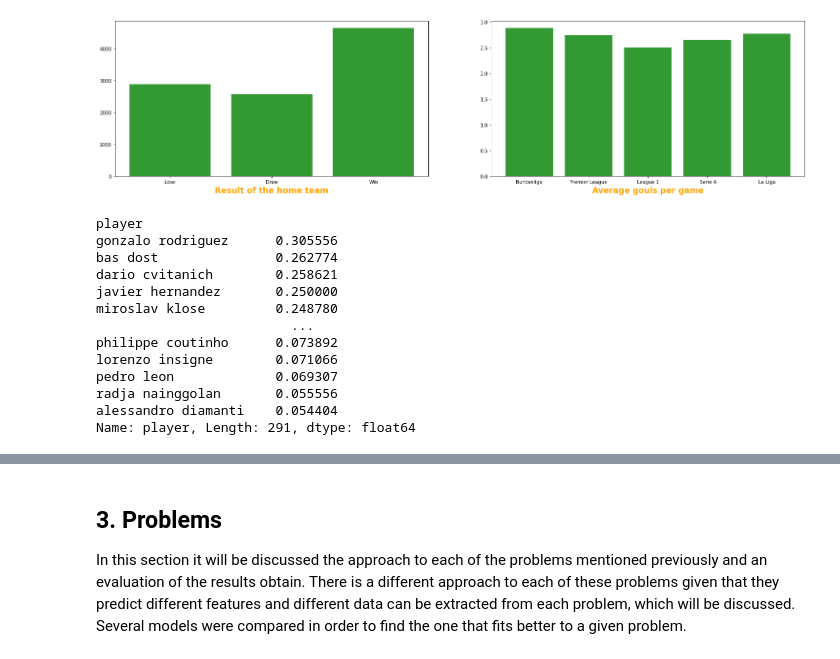
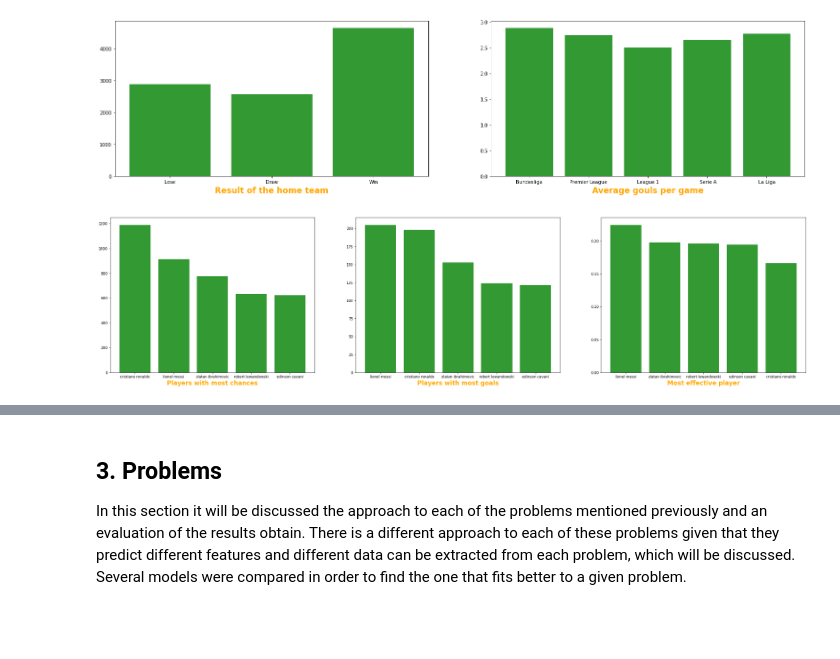
Before and after one commit to gmtorres/MIEIC_19_20_IART, a Jupyter notebook: Proj2/report.ipynb, the cells around one changed output, grey strips where cells are left out. Cells and saved outputs as stored; diff of their text form; code cells hidden in the pictures; blank space fills up the shorter version.

Commit message:
more on visualizations

```diff
--- a/Proj2/report.ipynb
+++ b/Proj2/report.ipynb
@@ -247,21 +250,24 @@ Text(0.5, 0, 'Average gouls per game')
 # %%
 shots = events[events.event_type == 1]
 # %%
-most_offensive_player = shots.groupby('player')['player'].count().sort_values(ascending = False)
-most_effective_player = (shots[shots.is_goal == 1].groupby('player')['player'].count().where(lambda x : x>20).dropna()/most_offensive_player).dropna().sort_values(ascending = False)
+most_offensive_player = shots.groupby('player')['player'].count().sort_values(ascending = False)[:5]
+most_scoring_player = shots[shots.is_goal == 1].groupby('player')['player'].count().where(lambda x : x>60).dropna().sort_values(ascending = False)
+most_effective_player = (most_scoring_player/most_offensive_player.dropna()).sort_values(ascending = False)[:5]
-# %%
-most_effective_player
-# %% [output]
-player
-gonzalo rodriguez      0.305556
-bas dost               0.262774
-dario cvitanich        0.258621
-javier hernandez       0.250000
-miroslav klose         0.248780
-                         ...
-philippe coutinho      0.073892
-lorenzo insigne        0.071066
-pedro leon             0.069307
-radja nainggolan       0.055556
-alessandro diamanti    0.054404
-Name: player, Length: 291, dtype: float64
+# %%
+
+plt.figure(figsize=(35, 8))
+plt.subplot(131)
+plt.bar(most_offensive_player.index.values, most_offensive_player.ravel(),color=(0.2,0.6,0.2,1))
+plt.xlabel('Players with most chances',fontweight='bold', color = 'orange', fontsize='17')
+plt.subplot(132)
+plt.bar(most_scoring_player[:5].index.values, most_scoring_player[:5].ravel(),color=(0.2,0.6,0.2,1))
+plt.xlabel('Players with most goals',fontweight='bold', color = 'orange', fontsize='17')
+plt.subplot(133)
+plt.bar(most_effective_player.index.values, most_effective_player.ravel(),color=(0.2,0.6,0.2,1))
+plt.xlabel('Most effective player',fontweight='bold', color = 'orange', fontsize='17')
+
+del most_offensive_player
+del most_scoring_player
+del most_effective_player
+# %% [output]
+[figure, added]
```
Also changed, not shown: parts of 6 cells of this notebook.
